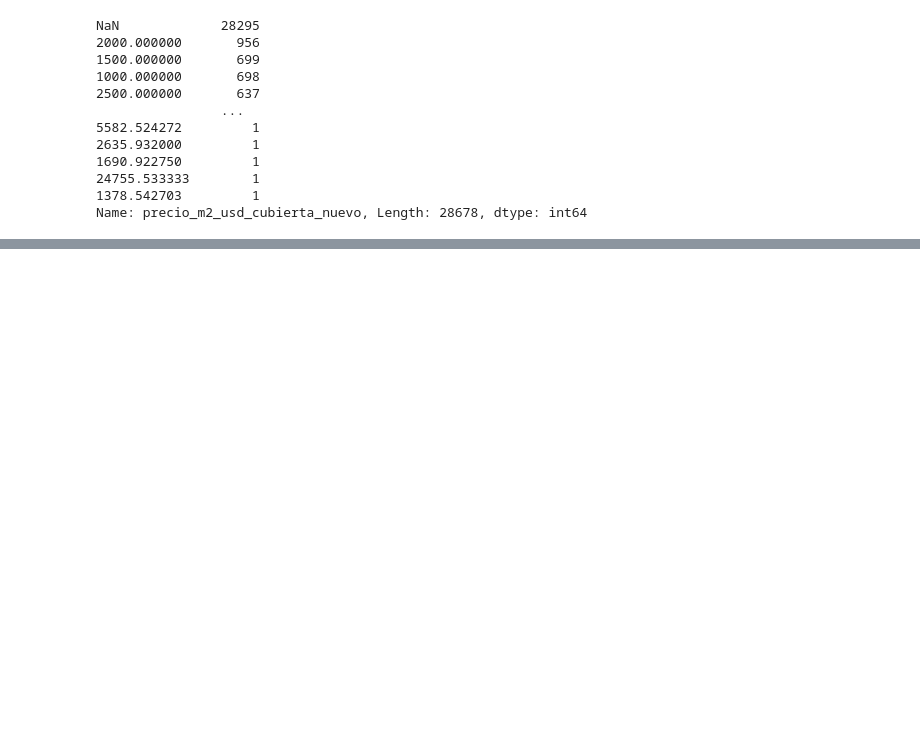
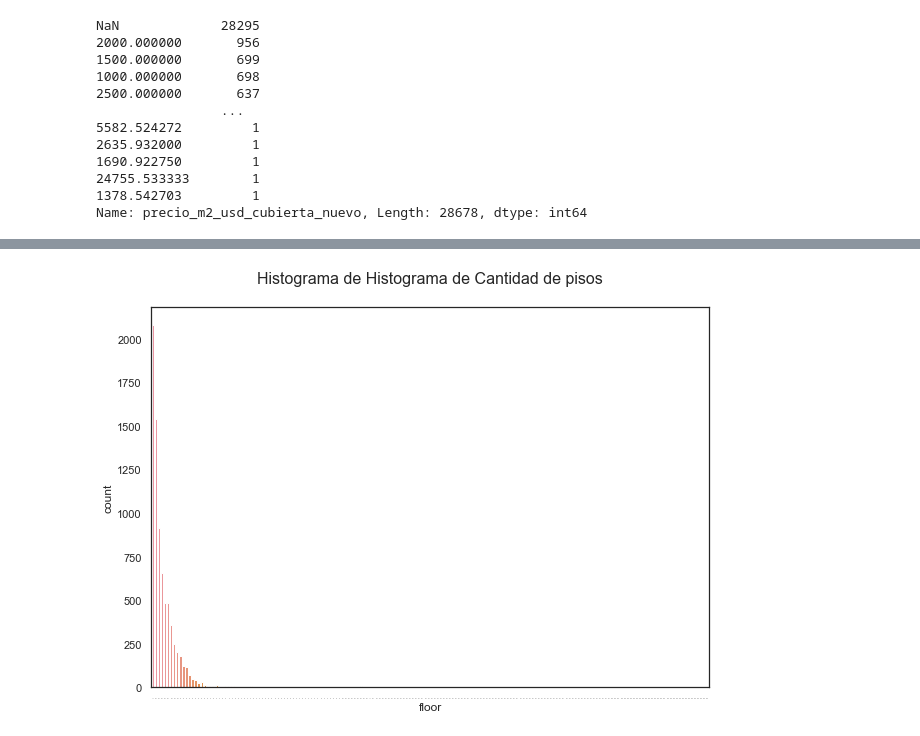
Before and after one commit to varelapablos/Desafio1-G3, a Jupyter notebook: NotebookMaria.ipynb, the cells around one changed output, grey strips where cells are left out. Cells and saved outputs as stored; diff of their text form; code cells hidden in the pictures; blank space fills up the shorter version.

```diff
--- a/NotebookMaria.ipynb
+++ b/NotebookMaria.ipynb
@@ -1032,0 +1122,4 @@ properati_df.pivot_table(index='state_name', columns='property_type', aggfunc={'
+# %%
+count_plotter(properati_df.floor, "Histograma de Cantidad de pisos", 0)
+# %% [output]
+[figure, added]
```
Also changed, not shown: parts of 43 cells of this notebook.
